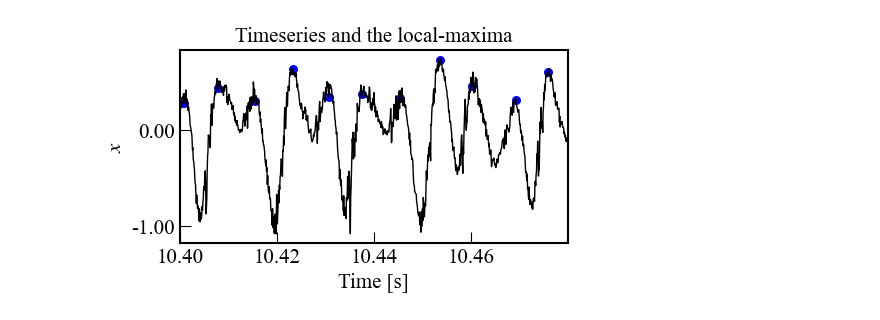
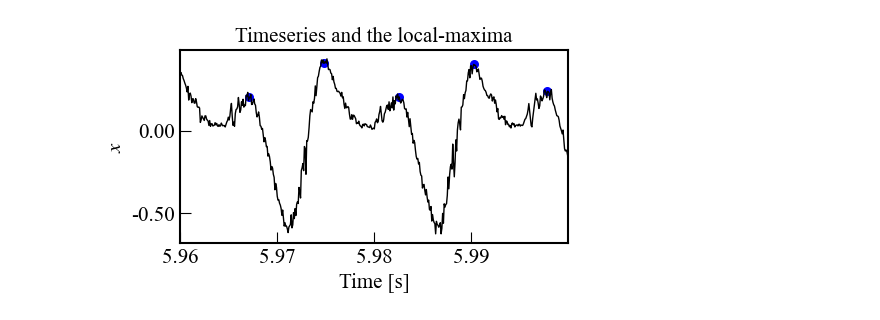
Before and after one commit to TakumiInoue0628/analysis-of-vocal-fold-system-based-on-nonlinear-dynamics-theory-using-machine-learning, a Jupyter notebook: report/20241022/01_03_experimental_data_bifurcation.ipynb, the cells around one changed output. Drawn from its saved outputs; the diff is of its cells as text; code cells hidden in the pictures.

```diff
--- a/report/20241022/01_03_experimental_data_bifurcation.ipynb
+++ b/report/20241022/01_03_experimental_data_bifurcation.ipynb
@@ -59,7 +59,7 @@ def visualization(data_name, steady_range, serch_size, bins):
                                              x_lim=[-4.5, 4.5], f_lim=[0, 200], p_lim=[None, 1.3])
 # %%
 data_name = 'FVF3_T2'
-steady_range = [50000, 200000]
+steady_range = [70000, 230000]
 
 ### Load csv
 [time_all, mic_all, flow_all] = LoadCSV(file_path=CSV_DATA_DIR+data_name+'.csv',
@@ -90,7 +90,7 @@ parameter_data = flow
 signal_data = mic
 time_data = time
 
-sample_step = 1000
+sample_step = 500
 
 start_points = (np.arange(0, len(signal_data), sample_step)).astype(int)
 
@@ -107,10 +107,11 @@ for i in range(len(start_points)):
 
 x_lm_list, idx_lm_list, p_lm_list, x_lm_flat, idx_lm_flat, p_lm_flat = local_maxima(data_list=x_list,
                                                                                     parameter_list=parameter_list,
-                                                                                    prominence=0.1,
-                                                                                    height=0.,
-                                                                                    distance=None,
-                                                                                    threshold=None,
+                                                                                    standard_scaler=False,
+                                                                                    find_peaks_params={'prominence':0.1,
+                                                                                                        'height':0.0,
+                                                                                                        'distance':None,
+                                                                                                        'threshold':None},
                                                                                     return_flatten=True,
                                                                                     savgol_filtering=True,
                                                                                     savgol_filter_params={'window length': 10,
@@ -119,7 +120,7 @@ x_lm_list, idx_lm_list, p_lm_list, x_lm_flat, idx_lm_flat, p_lm_flat = local_max
 import matplotlib.pylab as plt
 from matplotlib import gridspec
 
-parameters = [50, 60, 70, 80, 90, 100]
+parameters = [50, 60, 70, 80, 90, 100, 110]
 
 spec = gridspec.GridSpec(ncols=1, nrows=1, height_ratios=[1], hspace=0)
 fig = plt.figure(figsize=(10, 3))
@@ -140,24 +169,27 @@ plt.show()
 # %%
-p = parameters[5]
+p = parameters[3]
 plt_num = -1
 
 P = []
 for i in parameter_list: P.append(i[0])
 p_idx = np.argmin(np.abs(np.array(P) - p))
 
 spec = gridspec.GridSpec(ncols=1, nrows=1, )
 fig = plt.figure(figsize=(5, 2.5))
 
+#x = x_list[p_idx] / np.std(x_list[p_idx])
+x = x_list[p_idx]
+
 ax = fig.add_subplot(spec[0])
 ax.set_title('Timeseries and the local-maxima', loc='center', fontsize=plt.rcParams['font.size'])
-ax.plot(t_list[p_idx], x_list[p_idx], lw=1, c='k')
-ax.scatter(t_list[p_idx][idx_lm_list[p_idx]], x_list[p_idx][idx_lm_list[p_idx]], s=30, c='b')
+ax.plot(t_list[p_idx], x, lw=1, c='k')
+ax.scatter(t_list[p_idx][idx_lm_list[p_idx]], x[idx_lm_list[p_idx]], s=30, c='b')
 ax.set_xlabel(r'Time [s]')
 ax.set_ylabel(r'$x$')
 ax.get_xaxis().set_major_formatter(plt.FormatStrFormatter('%.2f'))
 ax.get_yaxis().set_major_formatter(plt.FormatStrFormatter('%.2f'))
 ax.set_xlim(t_list[p_idx][0], t_list[p_idx][plt_num])
 
 plt.show()
 # %% [output]
-[figure, old version]
+[figure, new version]
```
Also changed, not shown: parts of 3 cells of this notebook, 3 other files.
